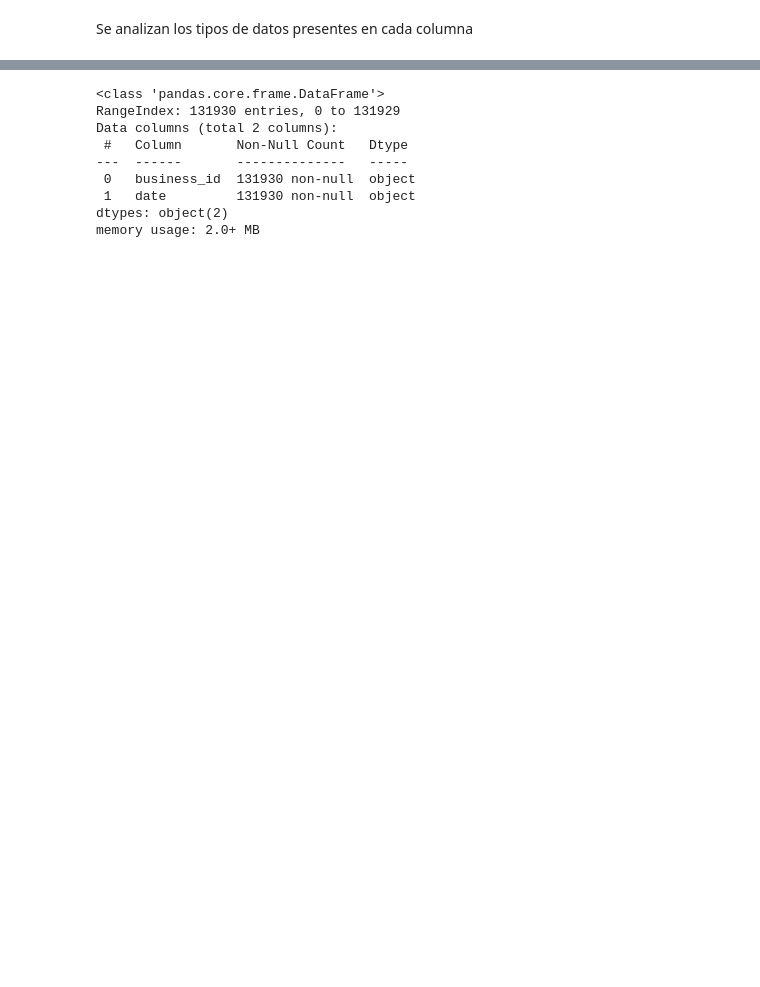
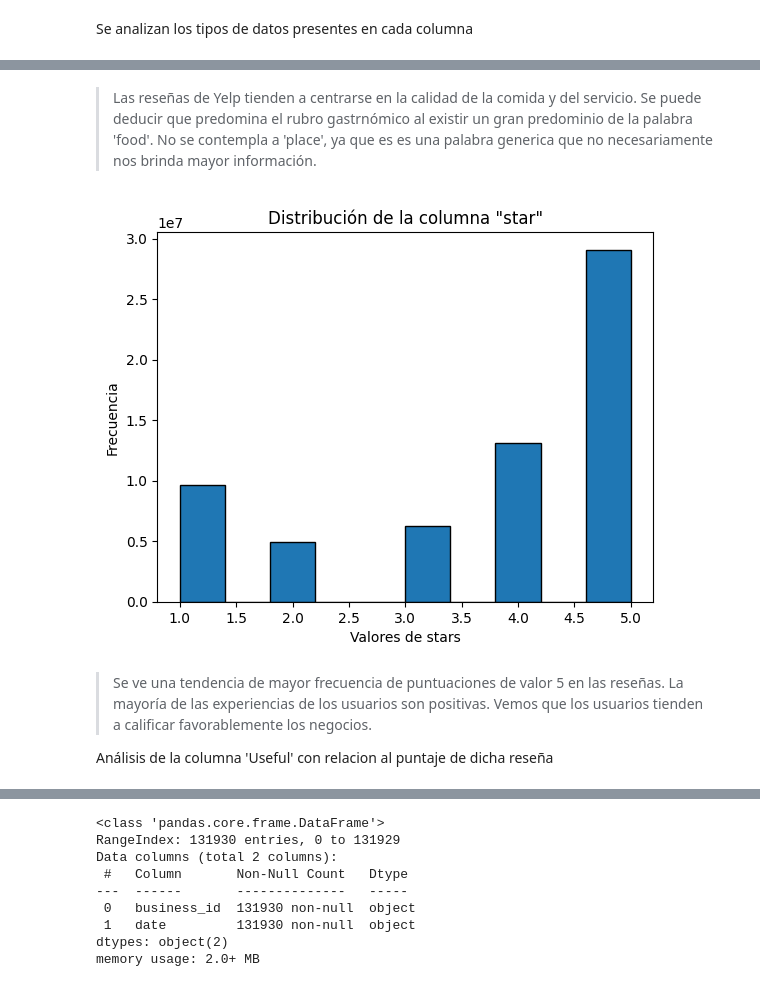
Before and after one commit to OscarMoralesMejia/Sistema-Recomendaciones-USA, a Jupyter notebook: EDA/eda_yelp.ipynb, the cells around one changed output, grey strips where cells are left out. Cells and saved outputs as stored; diff of their text form; code cells hidden in the pictures; blank space fills up the shorter version.

```diff
--- a/EDA/eda_yelp.ipynb
+++ b/EDA/eda_yelp.ipynb
@@ -115,19 +117,0 @@ plt.show()
-# %%
-tam_muestra = 1000
-muestra = pd.read_json(r'D:\Denise_Estudio\henry\Proyecto final\data\Yelp\review.json',
-                      lines=True, chunksize=tam_muestra)
-
-valores = []
-
-for valor in muestra:
-
-    valores_uso = valor['stars']
-
-    valores.extend(valores_uso)
-
-
-plt.hist(valores, bins=10, edgecolor='black')
-plt.xlabel('Valores de stars')
-plt.ylabel('Frecuencia')
-plt.title('Distribución de la columna "star"')
-plt.show()
@@ -307,0 +131,26 @@ Revisamos columnas, tipos de datos, nulos
+# %% [markdown]
+> Las reseñas de Yelp tienden a centrarse en la calidad de la comida y del servicio. Se puede deducir que predomina el rubro gastrnómico al existir un gran predominio de la palabra 'food'. No se contempla a 'place', ya que es es una palabra generica que no necesariamente nos brinda mayor información.
+# %%
+# Analizo la muestra obtenida
+valores = []
+
+for valor in df_review_subset:
+
+    valores_uso = df_review['stars']
+
+    valores.extend(valores_uso)
+
+
+plt.hist(valores, bins=10, edgecolor='black')
+plt.xlabel('Valores de stars')
+plt.ylabel('Frecuencia')
+plt.title('Distribución de la columna "star"')
+plt.show()
+# %% [output]
+[figure, added]
+# %% [markdown]
+
+>Se ve una tendencia de mayor frecuencia de puntuaciones de valor 5 en las reseñas.
+La mayoría de las experiencias de los usuarios son positivas. Vemos que los usuarios tienden a calificar favorablemente los negocios.
+
+Análisis de la columna 'Useful' con relacion al puntaje de dicha reseña
```
Also changed, not shown: parts of 150 cells of this notebook.
